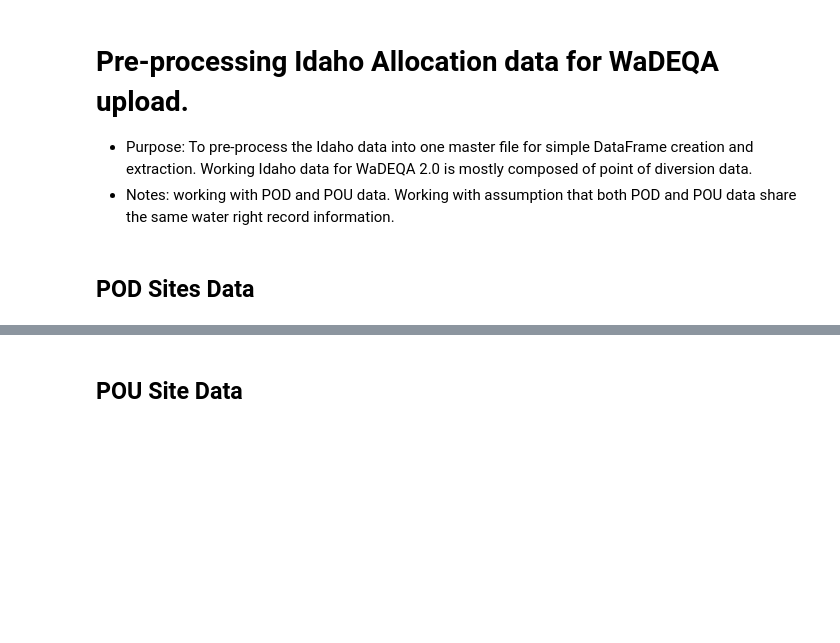
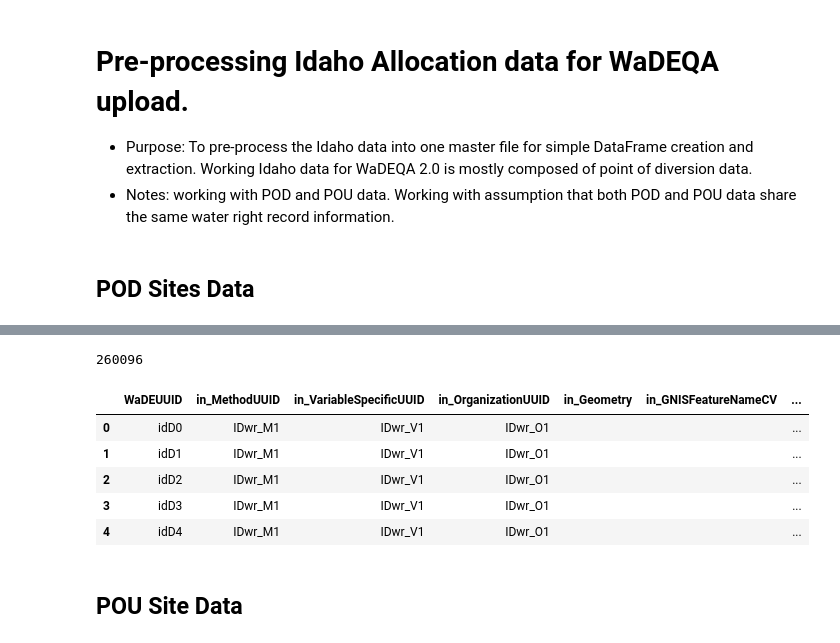
Before and after one commit to WSWCWaterDataExchange/MappingStatesDataToWaDE2.0, a Jupyter notebook: Idaho/WaterAllocation/1_IDwr_PreProcessAllocationData.ipynb, the cells around one changed output, grey strips where cells are left out. Drawn from its saved outputs; the diff is of its cells as text; code cells hidden in the pictures; blank space fills up the shorter version.

Commit message:
IDwr update.
IDwr update.  Included AF value.

```diff
--- a/Idaho/WaterAllocation/1_IDwr_PreProcessAllocationData.ipynb
+++ b/Idaho/WaterAllocation/1_IDwr_PreProcessAllocationData.ipynb
@@ -101,35 +105,43 @@ df['in_AllocationExpirationDate'] = ""
 df['in_AllocationFlow_CFS'] = dfinPOD['OverallMax'].astype(float)
 df['in_AllocationLegalStatusCV'] = dfinPOD['Status']
 df['in_AllocationNativeID'] =  dfinPOD['WaterRight'].replace("", 0).fillna(0).astype(str)
 df['in_AllocationOwner'] = dfinPOD['Owner']
 df['in_AllocationPriorityDate'] = dfinPOD['PriorityDa']
 df['in_AllocationSDWISIdentifierCV'] = ""
 df['in_AllocationTimeframeEnd'] = ""
 df['in_AllocationTimeframeStart'] = ""
 df['in_AllocationTypeCV'] = ""
-df['in_AllocationVolume_AF'] = ""
+df['in_AllocationVolume_AF'] = dfinPOD['OverallM_1'].astype(float)
 df['in_BeneficialUseCategory'] = dfinPOD['Uses']
 df['in_CommunityWaterSupplySystem'] = ""
 df['in_CropTypeCV'] = ""
 df['in_CustomerTypeCV'] = ""
 df['in_DataPublicationDate'] = ""
 df['in_DataPublicationDOI'] = ""
 df['in_ExemptOfVolumeFlowPriority'] = 0
 df['in_GeneratedPowerCapacityMW'] = ""
 df['in_IrrigatedAcreage'] = ""
 df['in_IrrigationMethodCV'] = ""
 df['in_LegacyAllocationIDs'] = ""
 df['in_OwnerClassificationCV'] = ""
 df['in_PopulationServed'] = ""
 df['in_PowerType'] = ""
 df['in_PrimaryBeneficialUseCategory'] = ""
 df['in_SDWISIdentifierCV'] = ""
 df['in_WaterAllocationNativeURL'] = dfinPOD['WRReport']
 
 outPOD = df.copy()
-outPOD = outPOD.drop_duplicates().reset_index(drop=True)
+outPOD = outPOD.drop_duplicates().reset_index(drop=True).replace(np.nan, '')
 print(len(outPOD))
 outPOD.head()
+# %% [output]
+260096
+|  | WaDEUUID | in_MethodUUID | in_VariableSpecificUUID | in_OrganizationUUID | in_Geometry | in_GNISFeatureNameCV | ... |
+| 0 | idD0 | IDwr_M1 | IDwr_V1 | IDwr_O1 |  |  | ... |
+| 1 | idD1 | IDwr_M1 | IDwr_V1 | IDwr_O1 |  |  | ... |
+| 2 | idD2 | IDwr_M1 | IDwr_V1 | IDwr_O1 |  |  | ... |
+| 3 | idD3 | IDwr_M1 | IDwr_V1 | IDwr_O1 |  |  | ... |
+| 4 | idD4 | IDwr_M1 | IDwr_V1 | IDwr_O1 |  |  | ... |
 # %% [markdown]
 ## POU Site Data
 # %%
```
Also changed, not shown: parts of 26 cells of this notebook, 2 other files.
